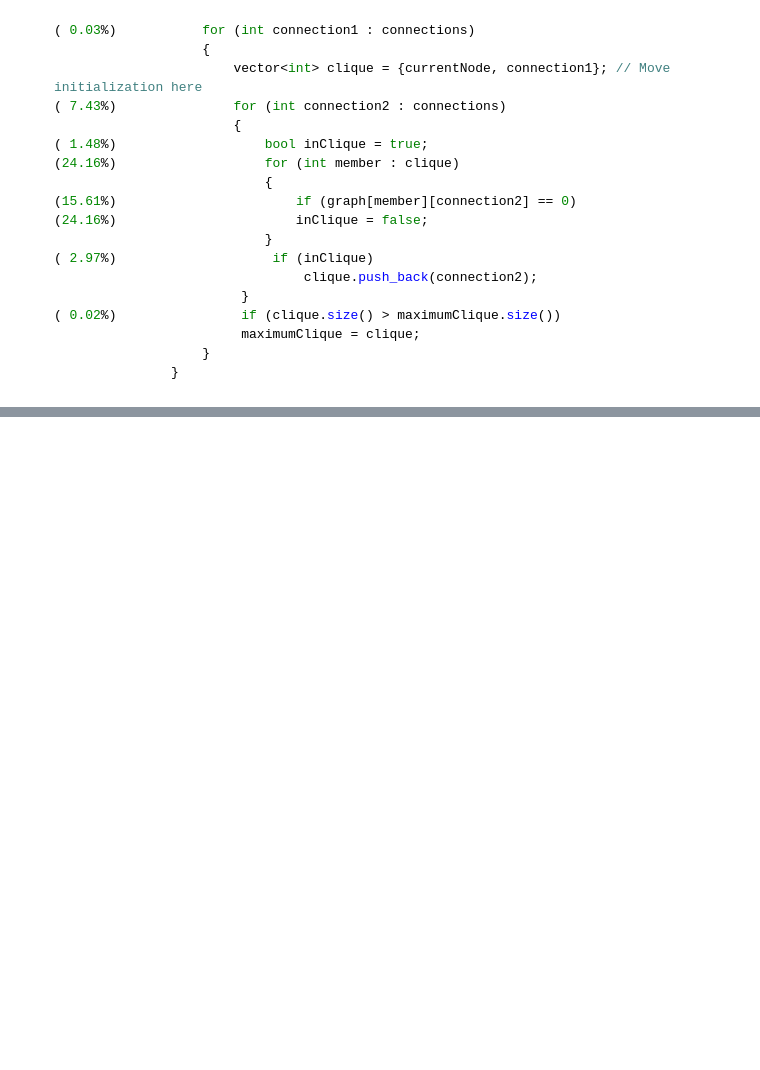
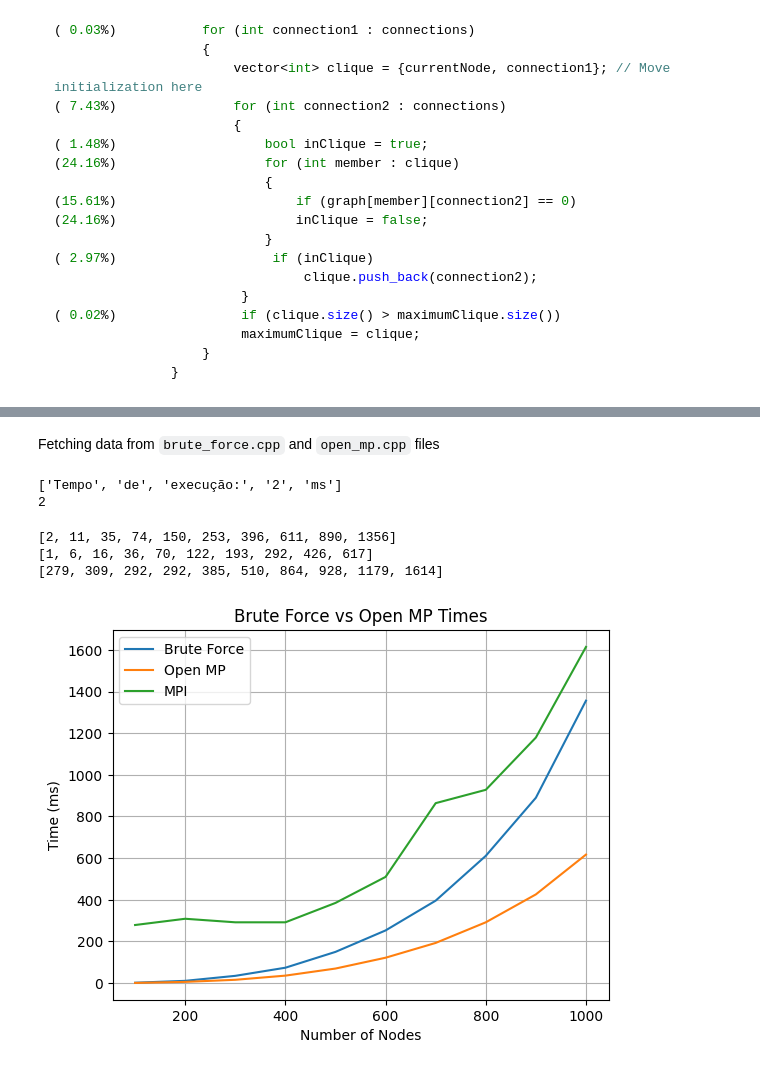
Before and after one commit to gabrielonishi/clique-finder, a Jupyter notebook: solution_report.ipynb, the cells around one changed output, grey strips where cells are left out. Drawn from its saved outputs; the diff is of its cells as text; code cells hidden in the pictures; blank space fills up the shorter version.

Commit message:
Adds graph to notebook

```diff
--- a/solution_report.ipynb
+++ b/solution_report.ipynb
@@ -131,0 +164,8 @@ Esse código resolve o problema, mas devido ao alto número de dependências é
+# %%
+#Making graphs of sizes 100, 200, 300, 400, 500, 600, 700, 800, 900, 1000
+sizes = [100, 200, 300, 400, 500, 600, 700, 800, 900, 1000]
+graph_names = list()
+
+for size in sizes:
+    %run scripts/generate_graph.py {size} 0.5 graph_{size}
+    graph_names.append(f"graph_{size}.txt")
@@ -131,0 +183,49 @@ Esse código resolve o problema, mas devido ao alto número de dependências é
+# %% [markdown]
+Fetching data from `brute_force.cpp` and `open_mp.cpp` files
+# %%
+# We can fetch the time data by splitting the program output
+output = !./executables/brute_force graphs/graph_100.txt
+print(output[-1].split(" "))
+print(output[-1].split(" ")[-2])
+# %% [output]
+['Tempo', 'de', 'execução:', '2', 'ms']
+2
+# %%
+brute_force_times = list()
+open_mp_times = list()
+
+for graph in graph_names:
+    output_brute_force = !./executables/brute_force graphs/{graph}
+    brute_force_times.append(int(output_brute_force[-1].split(" ")[-2]))
+    output_open_mp = !./executables/open_mp graphs/{graph}
+    open_mp_times.append(int(output_open_mp[-1].split(" ")[-2]))
+# %%
+job_ids = [i for i in range(654, 664)]
+MPI_times = list()
+
+for job_id in job_ids:
+    with open(f"slurm-out/slurm-{job_id}.out", "r") as f:
+        MPI_times.append(int(f.read().split(" ")[-2]))
+# %%
+print(brute_force_times)
+print(open_mp_times)
+print(MPI_times)
+# %% [output]
+[2, 11, 35, 74, 150, 253, 396, 611, 890, 1356]
+[1, 6, 16, 36, 70, 122, 193, 292, 426, 617]
+[279, 309, 292, 292, 385, 510, 864, 928, 1179, 1614]
+# %%
+import matplotlib.pyplot as plt
+
+# Plotting the graph
+plt.plot(sizes, brute_force_times, label='Brute Force')
+plt.plot(sizes, open_mp_times, label='Open MP')
+plt.plot(sizes, MPI_times, label='MPI')
+plt.xlabel('Number of Nodes')
+plt.ylabel('Time (ms)')
+plt.title('Brute Force vs Open MP Times')
+plt.legend()
+plt.grid()
+plt.show()
+# %% [output]
+[figure, added]
```
Also changed, not shown: parts of 18 cells of this notebook, 18 other files.
